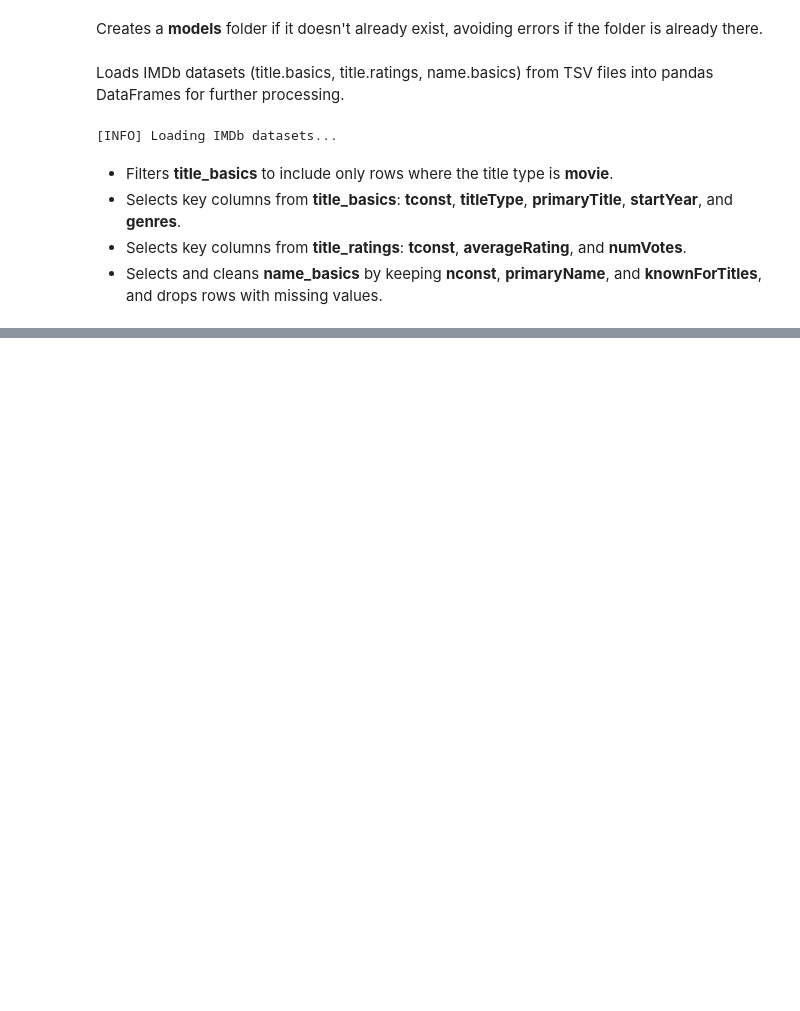
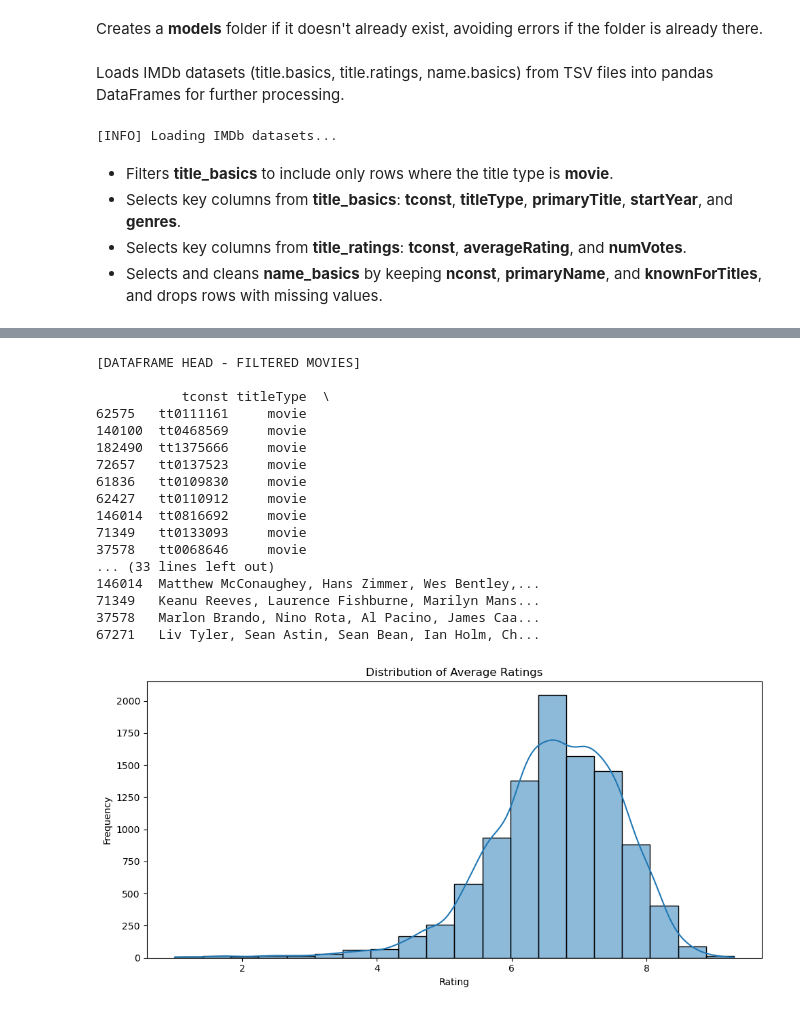
Before and after one commit to ChrisCMota/Movie-Recomendation-System, a Jupyter notebook: Movie Recommendation Data Models.ipynb, the cells around one changed output, grey strips where cells are left out. Saved outputs shown, nothing was run; the diff lists cells and outputs as text; code cells hidden in the pictures; blank space fills up the shorter version.

Commit message:
Merge and Explore Movie Data
Merged cleaned IMDb datasets, filtered high-rated movies, and performed basic exploratory analysis

```diff
--- a/Movie Recommendation Data Models.ipynb
+++ b/Movie Recommendation Data Models.ipynb
@@ -53,0 +60,6 @@ name_basics = name_basics[["nconst", "primaryName", "knownForTitles"]].dropna()
+# %%
+name_basics["knownForTitles"] = name_basics["knownForTitles"].str.split(",")
+name_basics = name_basics.explode("knownForTitles")
+name_basics = name_basics.rename(columns={"knownForTitles": "tconst"})
+crew_agg = name_basics.groupby("tconst")["primaryName"].apply(lambda x: ", ".join(x.head(5))).reset_index()
+crew_agg = crew_agg.rename(columns={"primaryName": "cast_crew"})
@@ -53,0 +72,6 @@ name_basics = name_basics[["nconst", "primaryName", "knownForTitles"]].dropna()
+# %%
+movies_combined_df = pd.merge(title_basics, title_ratings, on="tconst")
+movies_combined_df = pd.merge(movies_combined_df, crew_agg, on="tconst", how="left")
+filtered_movies_df = movies_combined_df.sort_values(by="numVotes", ascending=False).head(10000)
+filtered_movies_df = filtered_movies_df.dropna(subset=["genres", "cast_crew", "startYear"])
+filtered_movies_df.to_csv("cleaned_merged_top10k_movies.csv", index=False)
@@ -53,0 +84,30 @@ name_basics = name_basics[["nconst", "primaryName", "knownForTitles"]].dropna()
+# %%
+print("\n[DATAFRAME HEAD - FILTERED MOVIES]\n")
+print(filtered_movies_df.head(10))
+
+plt.figure(figsize=(10, 5))
+sns.histplot(filtered_movies_df['averageRating'], bins=20, kde=True)
+plt.title("Distribution of Average Ratings")
+plt.xlabel("Rating")
+plt.ylabel("Frequency")
+plt.tight_layout()
+plt.show()
+# %% [output]
+[DATAFRAME HEAD - FILTERED MOVIES]
+
+           tconst titleType  \
+62575   tt0111161     movie
+140100  tt0468569     movie
+182490  tt1375666     movie
+72657   tt0137523     movie
+61836   tt0109830     movie
+62427   tt0110912     movie
+146014  tt0816692     movie
+71349   tt0133093     movie
+37578   tt0068646     movie
+... (33 lines left out)
+146014  Matthew McConaughey, Hans Zimmer, Wes Bentley,...
+71349   Keanu Reeves, Laurence Fishburne, Marilyn Mans...
+37578   Marlon Brando, Nino Rota, Al Pacino, James Caa...
+67271   Liv Tyler, Sean Astin, Sean Bean, Ian Holm, Ch...
+[figure, added]
```
Also changed, not shown: parts of 3 cells of this notebook.
